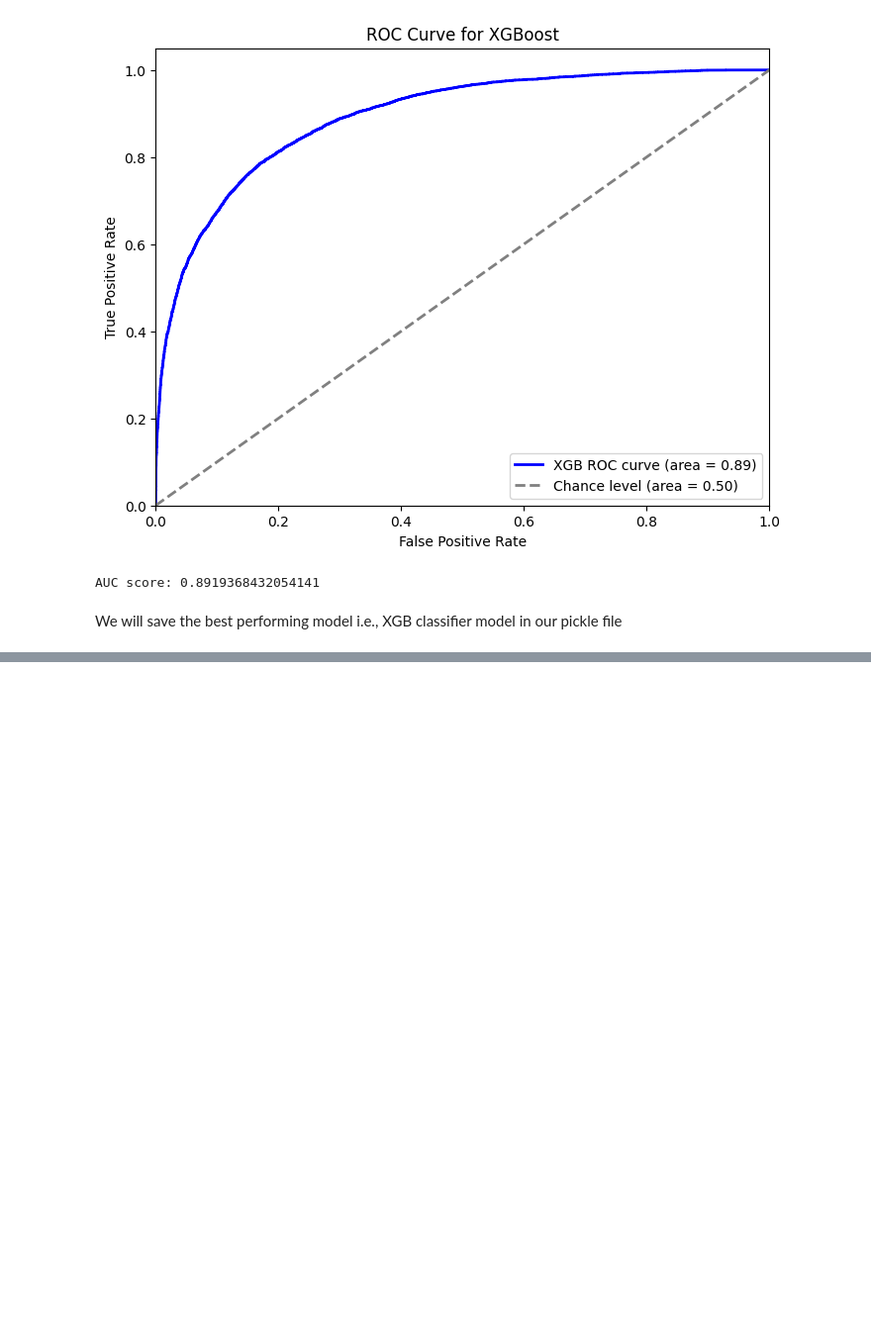
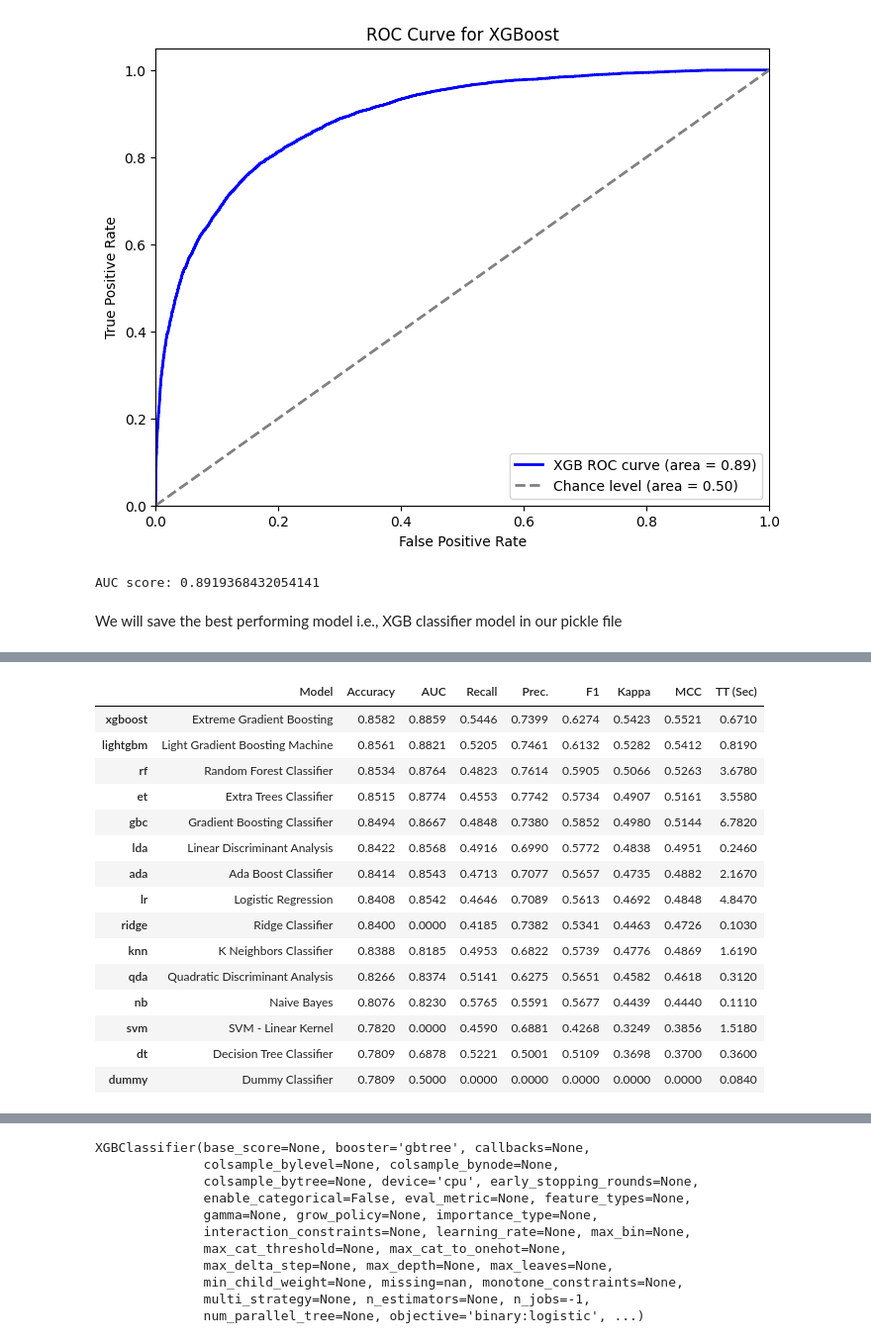
Before and after one commit to AshMaza/Code, a Jupyter notebook: Rain.ipynb, the cells around one changed output, grey strips where cells are left out. Shown at 99% size. Cells and saved outputs as stored; diff of their text form; code cells hidden in the pictures; blank space fills up the shorter version.

```diff
--- a/Rain.ipynb
+++ b/Rain.ipynb
@@ -893,0 +921,4 @@ EOFError: Ran out of input
+# %%
+#compare models
+compare_models()
+# %% [output]
@@ -893,0 +926,16 @@ EOFError: Ran out of input
+|  | Model | Accuracy | AUC | Recall | Prec. | F1 | Kappa | MCC | TT (Sec) |
+| xgboost | Extreme Gradient Boosting | 0.8582 | 0.8859 | 0.5446 | 0.7399 | 0.6274 | 0.5423 | 0.5521 | 0.6710 |
+| lightgbm | Light Gradient Boosting Machine | 0.8561 | 0.8821 | 0.5205 | 0.7461 | 0.6132 | 0.5282 | 0.5412 | 0.8190 |
+| rf | Random Forest Classifier | 0.8534 | 0.8764 | 0.4823 | 0.7614 | 0.5905 | 0.5066 | 0.5263 | 3.6780 |
+| et | Extra Trees Classifier | 0.8515 | 0.8774 | 0.4553 | 0.7742 | 0.5734 | 0.4907 | 0.5161 | 3.5580 |
+| gbc | Gradient Boosting Classifier | 0.8494 | 0.8667 | 0.4848 | 0.7380 | 0.5852 | 0.4980 | 0.5144 | 6.7820 |
+| lda | Linear Discriminant Analysis | 0.8422 | 0.8568 | 0.4916 | 0.6990 | 0.5772 | 0.4838 | 0.4951 | 0.2460 |
+| ada | Ada Boost Classifier | 0.8414 | 0.8543 | 0.4713 | 0.7077 | 0.5657 | 0.4735 | 0.4882 | 2.1670 |
+| lr | Logistic Regression | 0.8408 | 0.8542 | 0.4646 | 0.7089 | 0.5613 | 0.4692 | 0.4848 | 4.8470 |
+| ridge | Ridge Classifier | 0.8400 | 0.0000 | 0.4185 | 0.7382 | 0.5341 | 0.4463 | 0.4726 | 0.1030 |
+| knn | K Neighbors Classifier | 0.8388 | 0.8185 | 0.4953 | 0.6822 | 0.5739 | 0.4776 | 0.4869 | 1.6190 |
+| qda | Quadratic Discriminant Analysis | 0.8266 | 0.8374 | 0.5141 | 0.6275 | 0.5651 | 0.4582 | 0.4618 | 0.3120 |
+| nb | Naive Bayes | 0.8076 | 0.8230 | 0.5765 | 0.5591 | 0.5677 | 0.4439 | 0.4440 | 0.1110 |
+| svm | SVM - Linear Kernel | 0.7820 | 0.0000 | 0.4590 | 0.6881 | 0.4268 | 0.3249 | 0.3856 | 1.5180 |
+| dt | Decision Tree Classifier | 0.7809 | 0.6878 | 0.5221 | 0.5001 | 0.5109 | 0.3698 | 0.3700 | 0.3600 |
+| dummy | Dummy Classifier | 0.7809 | 0.5000 | 0.0000 | 0.0000 | 0.0000 | 0.0000 | 0.0000 | 0.0840 |
@@ -893,0 +943,11 @@ EOFError: Ran out of input
+XGBClassifier(base_score=None, booster='gbtree', callbacks=None,
+              colsample_bylevel=None, colsample_bynode=None,
+              colsample_bytree=None, device='cpu', early_stopping_rounds=None,
+              enable_categorical=False, eval_metric=None, feature_types=None,
+              gamma=None, grow_policy=None, importance_type=None,
+              interaction_constraints=None, learning_rate=None, max_bin=None,
+              max_cat_threshold=None, max_cat_to_onehot=None,
+              max_delta_step=None, max_depth=None, max_leaves=None,
+              min_child_weight=None, missing=nan, monotone_constraints=None,
+              multi_strategy=None, n_estimators=None, n_jobs=-1,
+              num_parallel_tree=None, objective='binary:logistic', ...)
```
Also changed, not shown: parts of 15 cells of this notebook, 2 other files.
